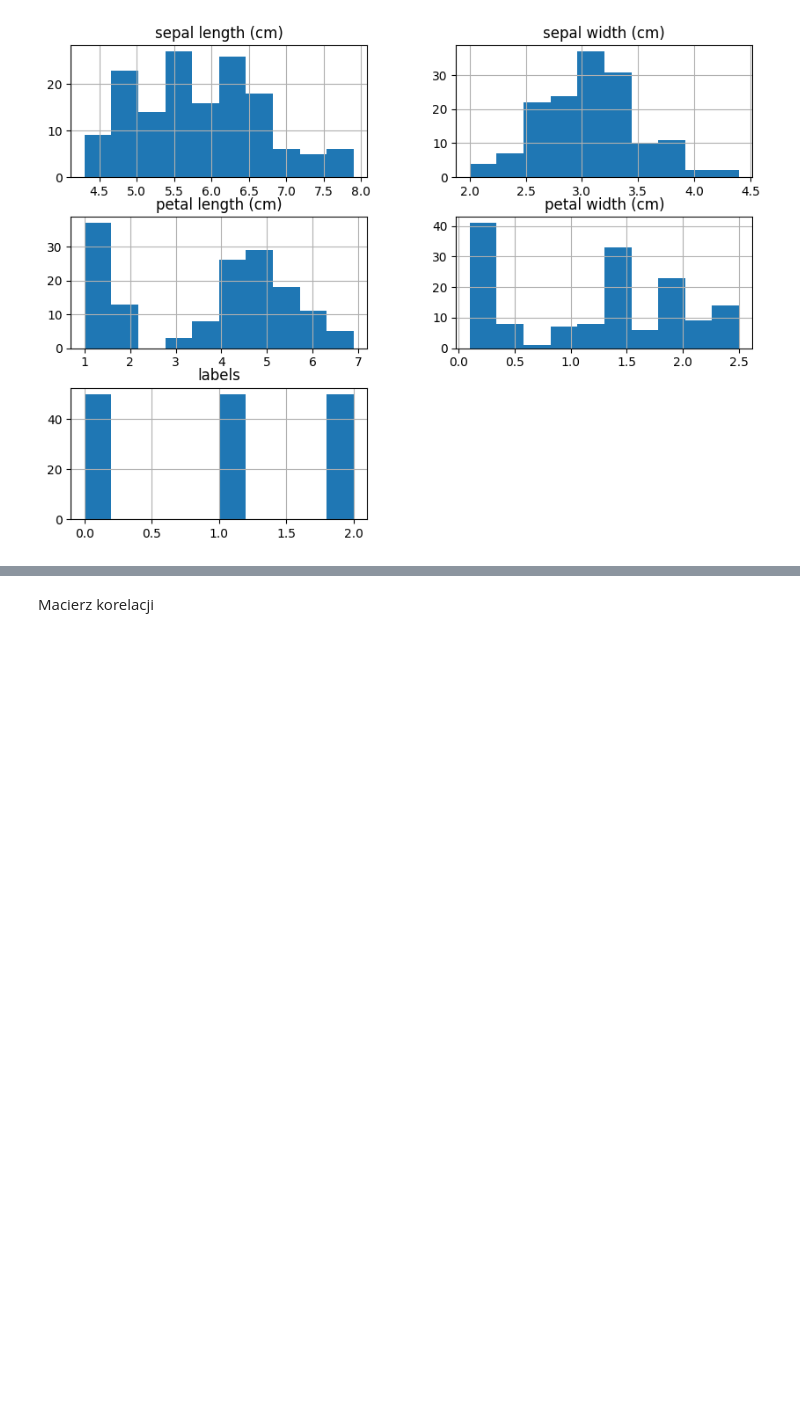
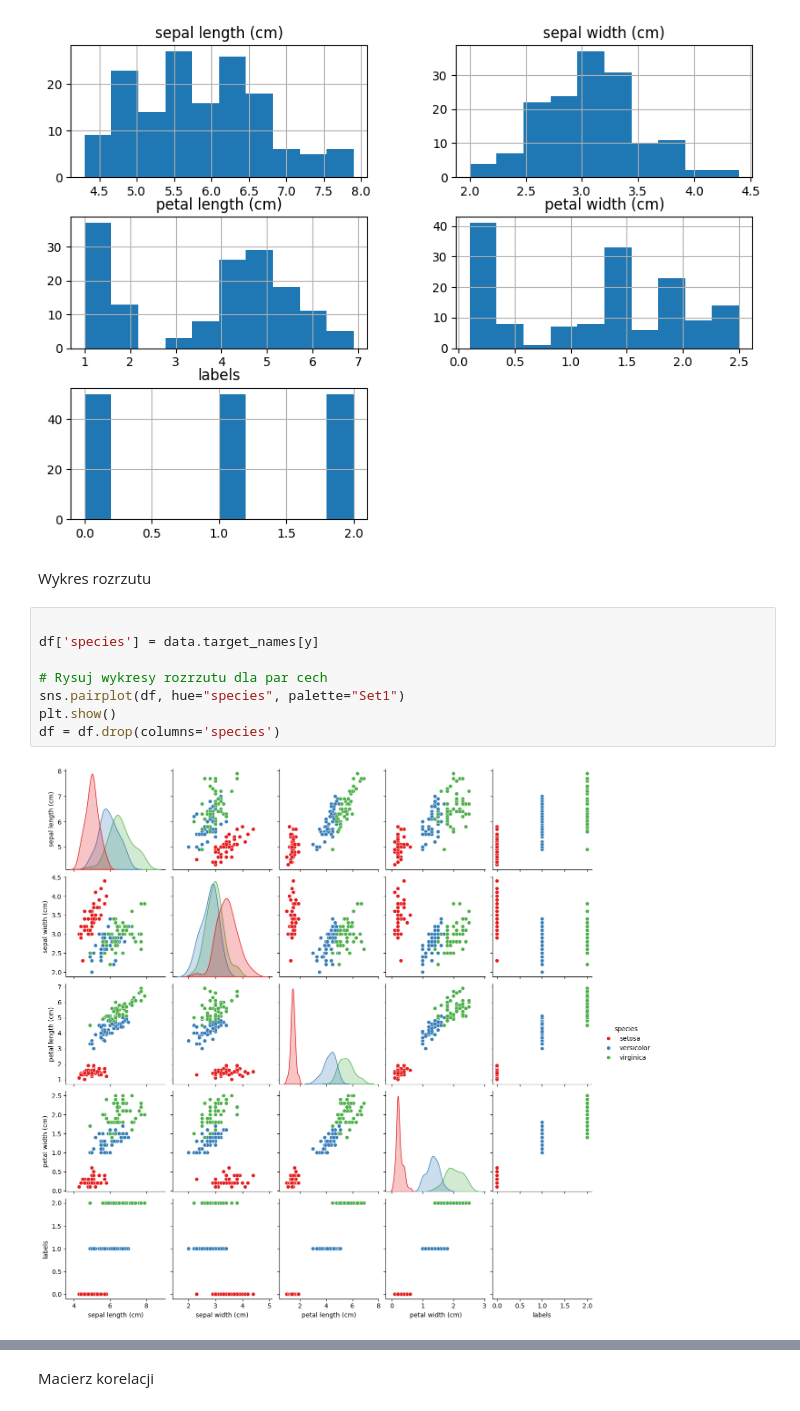
Before and after one commit to pawelzeja098/ML-Labs, a Jupyter notebook: lab6_SVM/svm.ipynb, the cells around one changed output, grey strips where cells are left out. Saved outputs shown, nothing was run; the diff lists cells and outputs as text; blank space fills up the shorter version.

```diff
--- a/lab6_SVM/svm.ipynb
+++ b/lab6_SVM/svm.ipynb
@@ -156,3 +130,15 @@ array([[<Axes: title={'center': 'sepal length (cm)'}>,
         <Axes: title={'center': 'petal width (cm)'}>],
        [<Axes: title={'center': 'labels'}>, <Axes: >]], dtype=object)
 [figure]
+# %% [markdown]
+Wykres rozrzutu
+# %%
+
+df['species'] = data.target_names[y]
+
+# Rysuj wykresy rozrzutu dla par cech
+sns.pairplot(df, hue="species", palette="Set1")
+plt.show()
+df = df.drop(columns='species')
+# %% [output]
+[figure, added]
```
Also changed, not shown: parts of 16 cells of this notebook.
